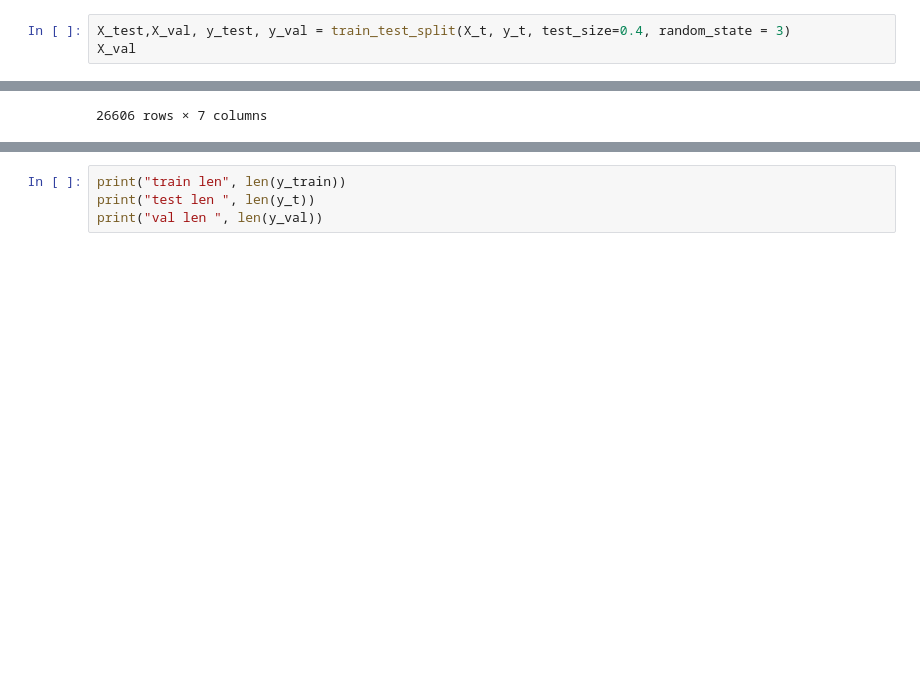
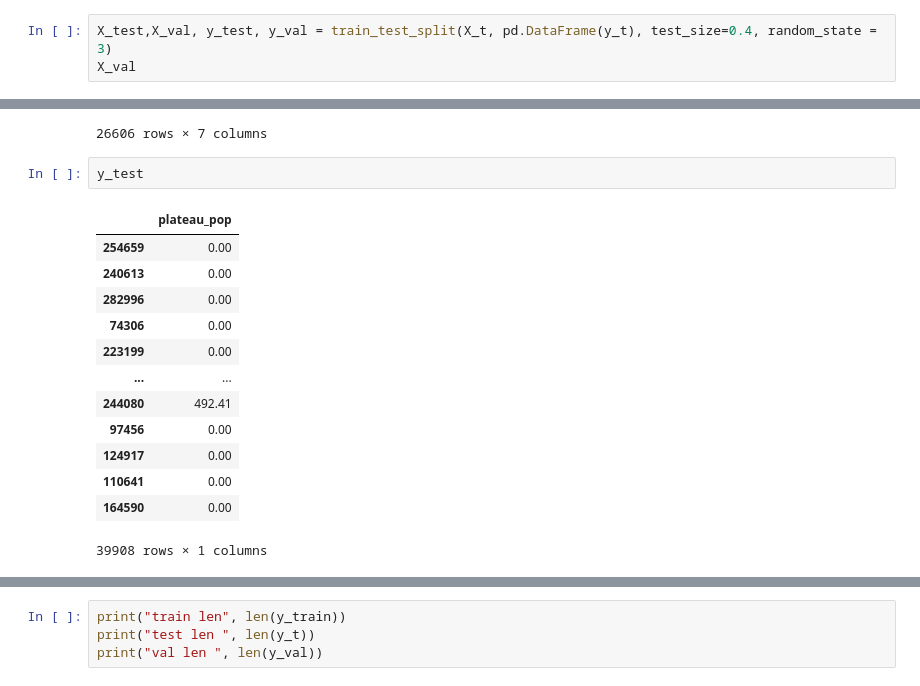
Before and after one commit to sokanaid/CourseProject2022BiologicalMath, a Jupyter notebook: model_learning.ipynb, the cells around one changed output, grey strips where cells are left out. Saved outputs shown, nothing was run; the diff lists cells and outputs as text; blank space fills up the shorter version.

```diff
--- a/model_learning.ipynb
+++ b/model_learning.ipynb
@@ -147,5 +241,5 @@ X_train
 # %%
-X_test,X_val, y_test, y_val = train_test_split(X_t, y_t, test_size=0.4, random_state = 3)
+X_test,X_val, y_test, y_val = train_test_split(X_t, pd.DataFrame(y_t), test_size=0.4, random_state = 3)
 X_val
 # %% [output]
 |  | b | d | death_r | dd | sd_b | sd_d | initial_pop |
@@ -161,3 +255,19 @@ X_val
 | 225534 | 0.35 | 0.20 | 7.00 | 0.60 | 0.95 | 0.50 | 100.00 |
 | 1508 | 0.35 | 0.20 | 3.00 | 0.20 | 0.95 | 0.80 | 50.00 |
 26606 rows × 7 columns
+# %%
+y_test
+# %% [output]
+|  | plateau_pop |
+| 254659 | 0.00 |
+| 240613 | 0.00 |
+| 282996 | 0.00 |
+| 74306 | 0.00 |
+| 223199 | 0.00 |
+| ... | ... |
+| 244080 | 492.41 |
+| 97456 | 0.00 |
+| 124917 | 0.00 |
+| 110641 | 0.00 |
+| 164590 | 0.00 |
+39908 rows × 1 columns
```
Also changed, not shown: parts of 19 cells of this notebook.
